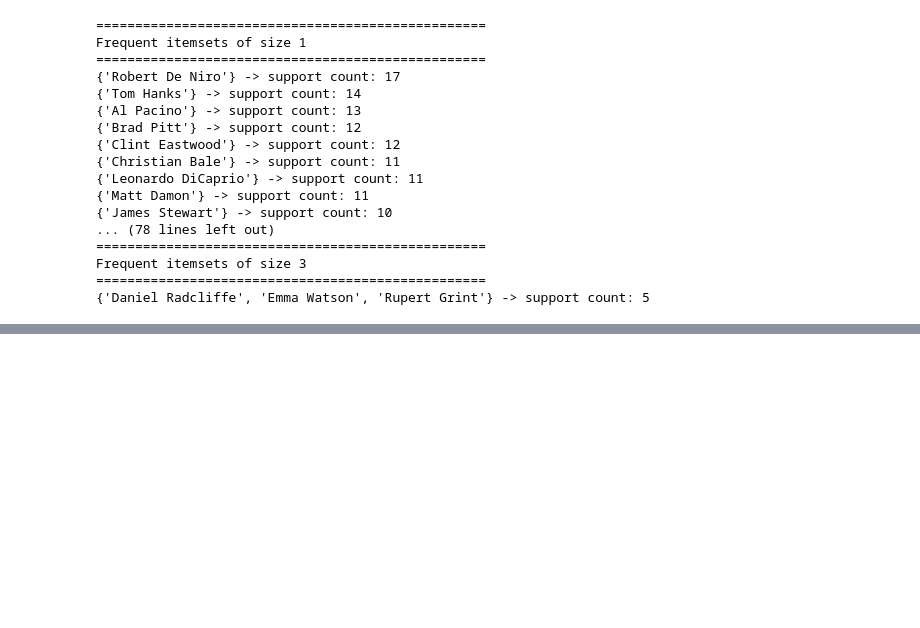
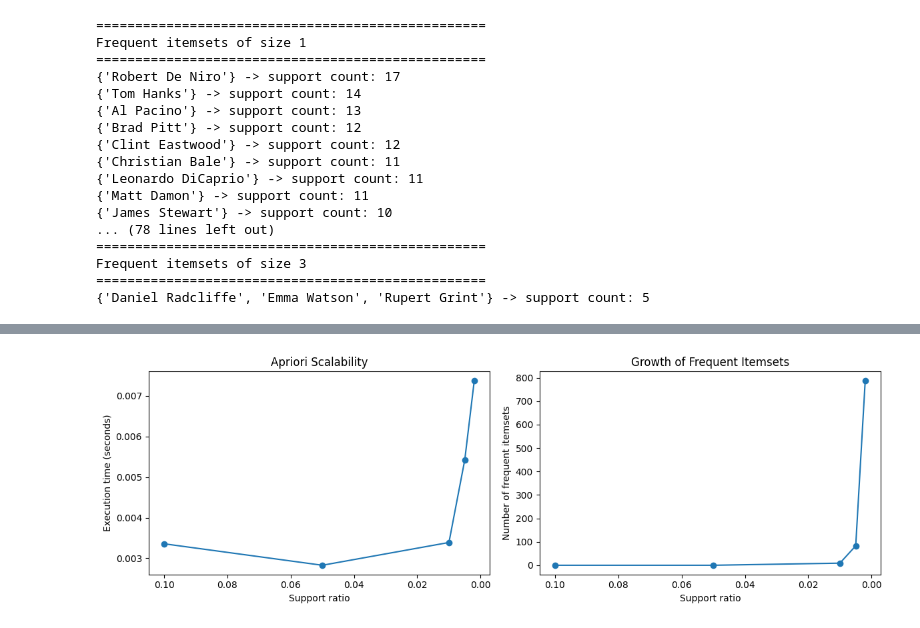
Before and after one commit to leilacielok/market_basket_analysis, a Jupyter notebook: project.ipynb, the cells around one changed output, grey strips where cells are left out. Drawn from its saved outputs; the diff is of its cells as text; code cells hidden in the pictures; blank space fills up the shorter version.

Commit message:
a-priori scalability visualization

```diff
--- a/project.ipynb
+++ b/project.ipynb
@@ -226,0 +279,31 @@ Frequent itemsets of size 3
+# %%
+fig, axes = plt.subplots(1, 2, figsize=(12, 4))
+
+# Execution time
+axes[0].plot(
+    results_df["support_ratio"],
+    results_df["execution_time"],
+    marker="o"
+)
+
+axes[0].invert_xaxis()
+axes[0].set_xlabel("Support ratio")
+axes[0].set_ylabel("Execution time (seconds)")
+axes[0].set_title("Apriori Scalability")
+
+# Number of frequent itemsets
+axes[1].plot(
+    results_df["support_ratio"],
+    results_df["total_itemsets"],
+    marker="o"
+)
+
+axes[1].invert_xaxis()
+axes[1].set_xlabel("Support ratio")
+axes[1].set_ylabel("Number of frequent itemsets")
+axes[1].set_title("Growth of Frequent Itemsets")
+
+plt.tight_layout()
+plt.show()
+# %% [output]
+[figure, added]
```
Also changed, not shown: parts of 3 cells of this notebook.
